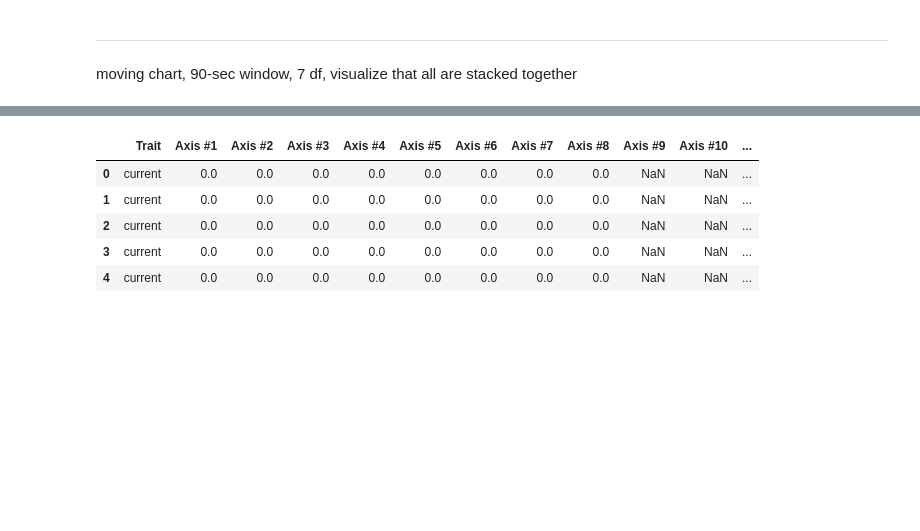
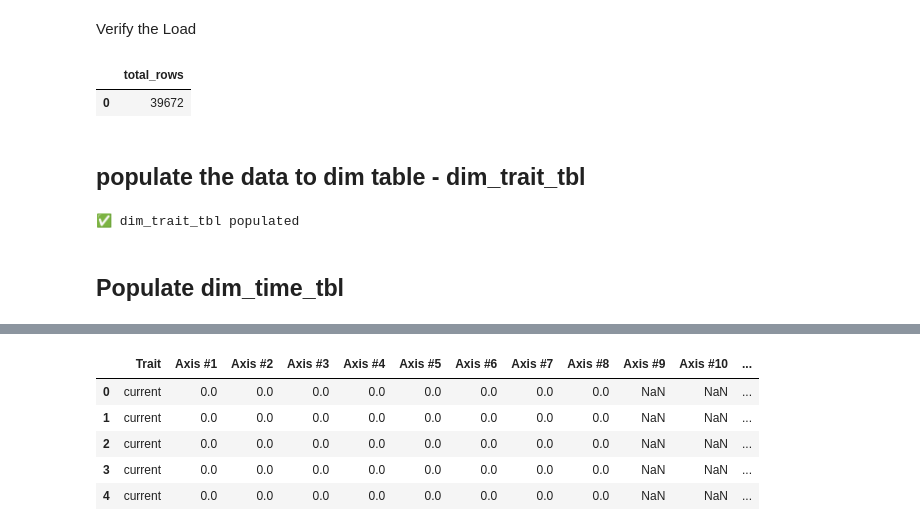
Before and after one commit to Lesley-w19/PracticalLab1, a Jupyter notebook: workshop1.ipynb, the cells around one changed output, grey strips where cells are left out. Drawn from its saved outputs; the diff is of its cells as text; code cells hidden in the pictures; blank space fills up the shorter version.

Commit message:
Re-arranged the workshop file to function squentially. Added SQL code.

```diff
--- a/workshop1.ipynb
+++ b/workshop1.ipynb
@@ -37,0 +24,24 @@ GAP: Lack of a tool to avoid reactive response to equipment breakdown.
+# %%
+from sqlalchemy import create_engine
+
+# Correct connection string (NO psql, NO extra quotes)
+# re-write the connection string to much your credentials
+
+conn_str = "postgresql+psycopg2://neondb_owner:npg_z2GSEytvn5Lw@ep-tiny-snow-ad4c3128-pooler.c-2.us-east-1.aws.neon.tech/workshop2?sslmode=require"
+# conn_str = "postgresql://neondb_owner:npg_m1Dd3tHoOxFn@ep-calm-feather-adi2i638-pooler.c-2.us-east-1.aws.neon.tech/Workshop2?sslmode=require&channel_binding=require"
+
+
+# SQLAlchemy engine
+engine = create_engine(conn_str)
+
+# Psycopg2 connection
+raw_conn = psycopg2.connect(
+    dbname="workshop2",
+    user="neondb_owner",
+    password="npg_z2GSEytvn5Lw",
+    host="ep-tiny-snow-ad4c3128-pooler.c-2.us-east-1.aws.neon.tech",
+    port="5432",
+    sslmode="require"
+)
+
+print("✅  Connection to NeonDB successful!")
@@ -38,6 +178,23 @@ GAP: Lack of a tool to avoid reactive response to equipment breakdown.
+# %% [markdown]
+Verify the Load
+# %%
+pd.read_sql("SELECT COUNT(*) AS total_rows FROM staging_measurements;", engine)
+# %% [output]
+|  | total_rows |
+| 0 | 39672 |
+# %% [markdown]
+## populate the data to dim table - dim_trait_tbl
+# %%
+with engine.begin() as conn:
+    conn.execute(text("""
+        INSERT INTO dim_trait_tbl (trait_name)
+        SELECT DISTINCT trait
+        FROM staging_measurements
+        ON CONFLICT (trait_name) DO NOTHING;
+    """))
+
+print("✅ dim_trait_tbl populated")
+# %% [output]
+✅ dim_trait_tbl populated
 # %% [markdown]
----
+## Populate dim_time_tbl
-# %% [markdown]
-
-moving chart, 90-sec window,
-7 df, visualize that all are stacked together
```
Also changed, not shown: parts of 32 cells of this notebook, 7 other files.
